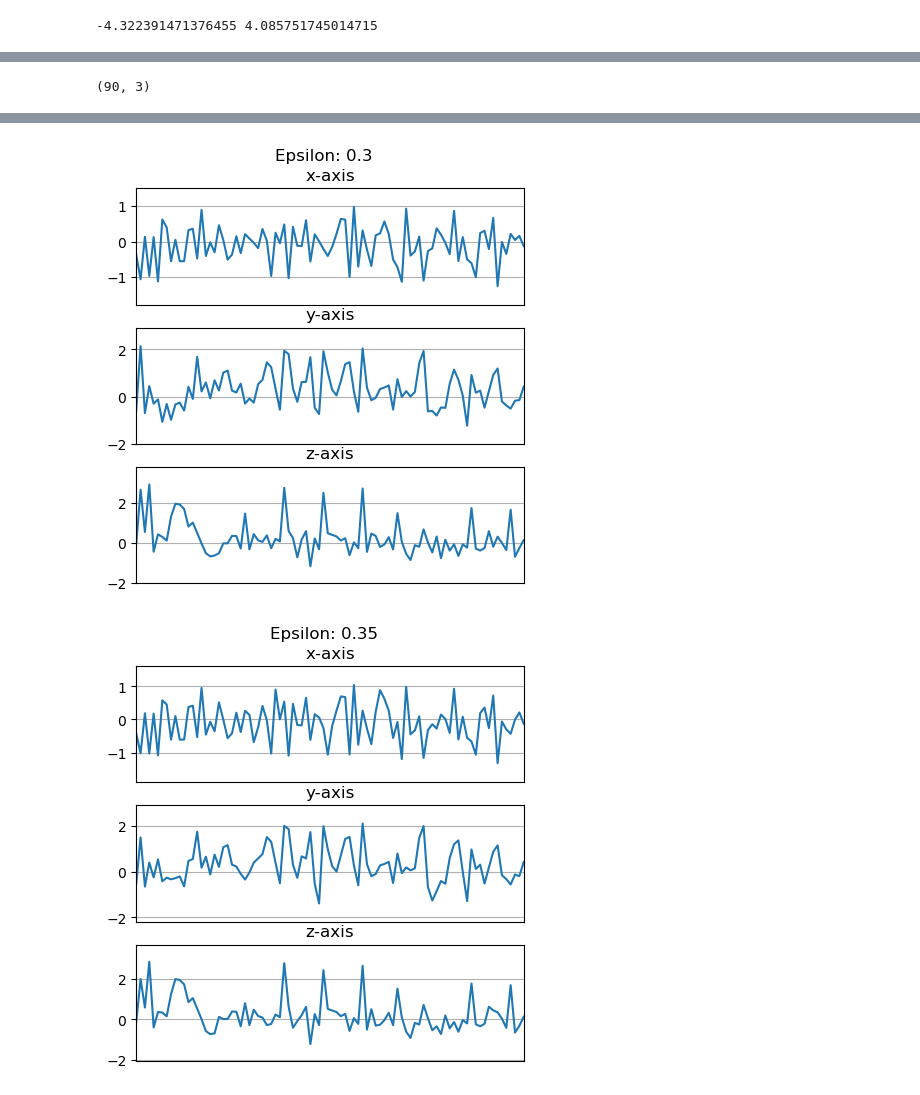
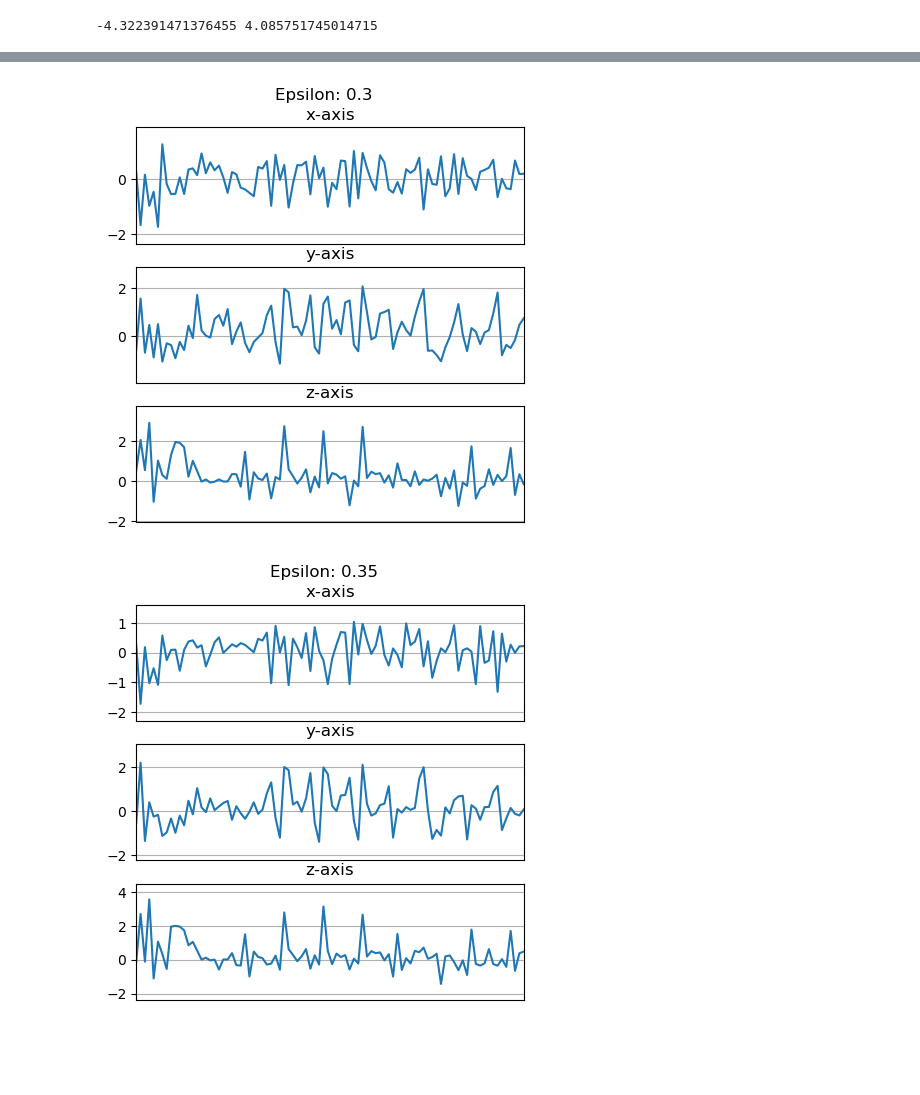
Before and after one commit to gijsdesmit/Project_DL, a Jupyter notebook: FGSM_attack_pytorch.ipynb, the cells around one changed output, grey strips where cells are left out. Cells and saved outputs as stored; diff of their text form; code cells hidden in the pictures; blank space fills up the shorter version.

```diff
--- a/FGSM_attack_pytorch.ipynb
+++ b/FGSM_attack_pytorch.ipynb
@@ -175,7 +185,7 @@ def plotActivity(activity,data):
     plt.subplots_adjust(top=0.9)
     plt.show()
 
-for e, exs in epsilon_exs.items():
+for e, exs in epsilon_exs_def.items():
 
     orig, adv, ex = exs[0]
     ex = np.transpose(ex)
@@ -185,5 +195,4 @@ for e, exs in epsilon_exs.items():
 
     plotActivity(f"Epsilon: {e}", {'timestamp':time_axis,'x-axis':ex[0],'y-axis':ex[1],'z-axis':ex[2]})
 # %% [output]
-(90, 3)
 [figure]
@@ -195,2 +204,2 @@ for e, exs in epsilon_exs.items():
-[figure, old version]
+[figure, new version]
-[figure, old version]
+[figure, new version]
```
Also changed, not shown: parts of 5 cells of this notebook, 2 other files.
